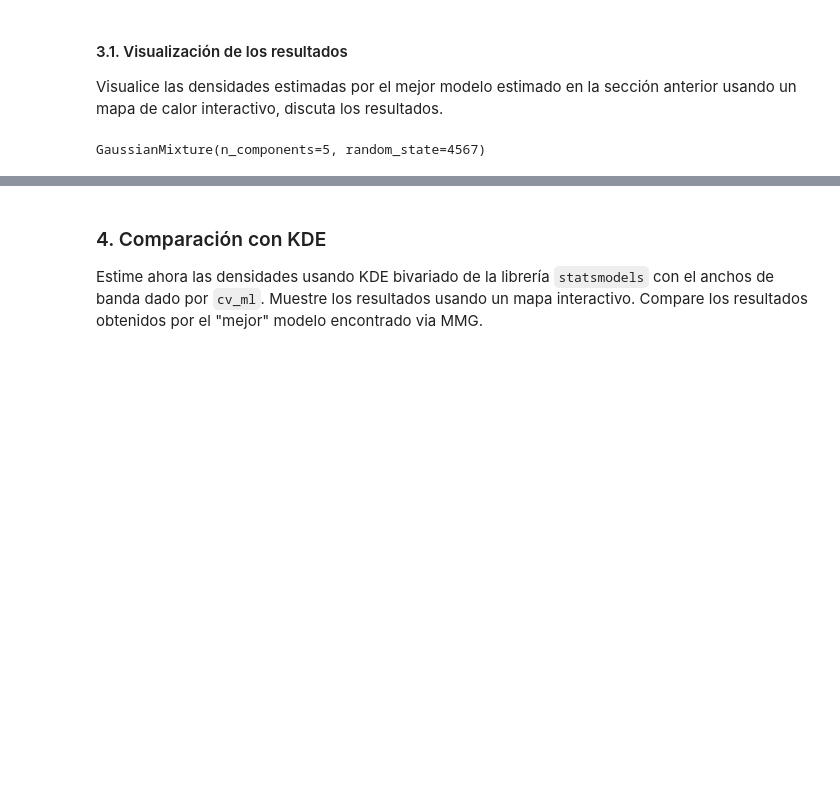
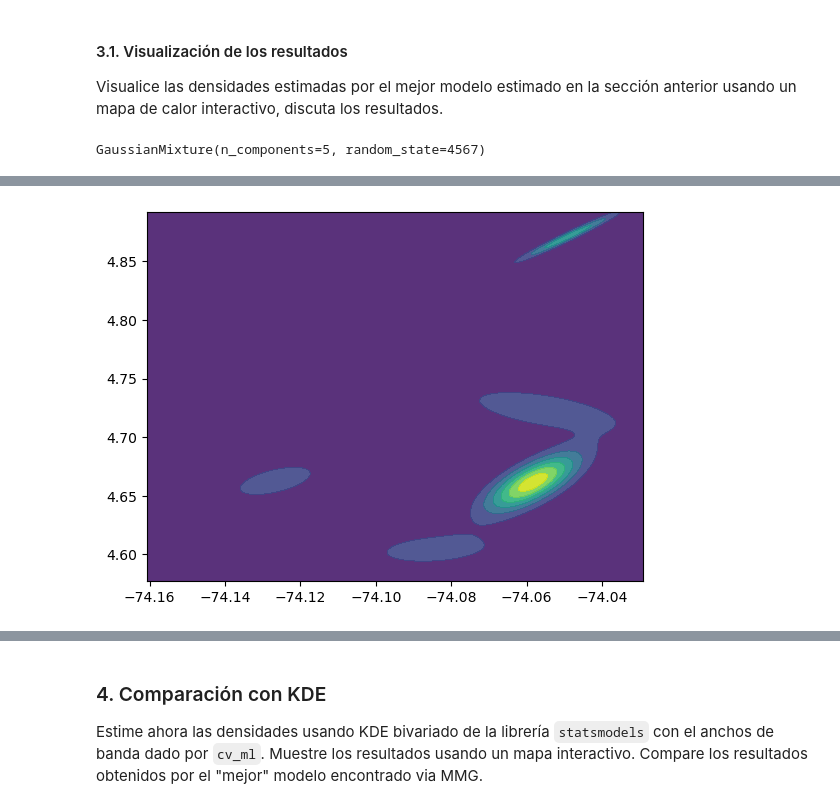
Before and after one commit to sebastian23escobar/Aprendizaje_no_supervisado, a Jupyter notebook: Taller4/S8_LC_Taller_GMM.ipynb, the cells around one changed output, grey strips where cells are left out. Cells and saved outputs as stored; diff of their text form; code cells hidden in the pictures; blank space fills up the shorter version.

```diff
--- a/Taller4/S8_LC_Taller_GMM.ipynb
+++ b/Taller4/S8_LC_Taller_GMM.ipynb
@@ -295,0 +268,14 @@ m
+# %%
+#Creamos mapa de calor estático
+import geojsoncontour
+contourf_normal_reference = plt.contourf(lon_grid, lat_grid, dens_norm,
+    alpha =0.9, linestyles='None')
+
+geojson_normal_reference = geojsoncontour.contourf_to_geojson(
+    contourf=contourf_normal_reference,
+    min_angle_deg=3.0,
+    ndigits=5,
+    stroke_width=1,
+    fill_opacity=0.5)
+# %% [output]
+[figure, added]
```
Also changed, not shown: parts of 24 cells of this notebook.
